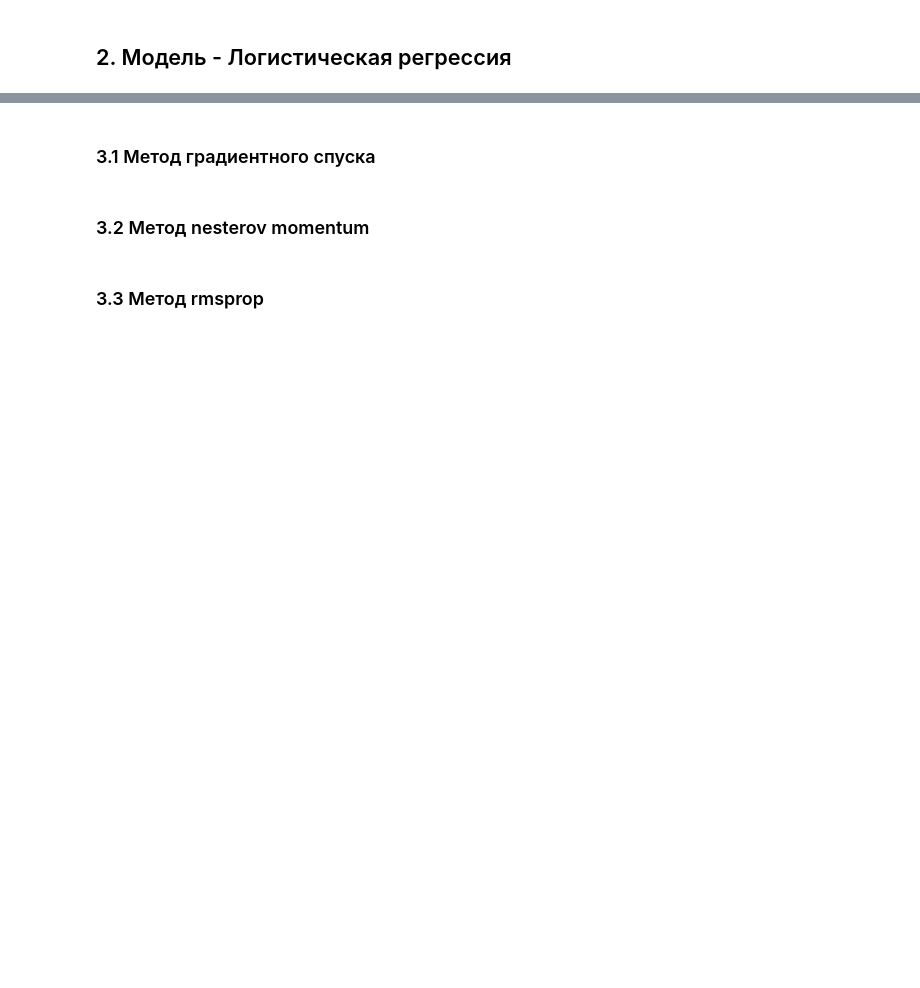
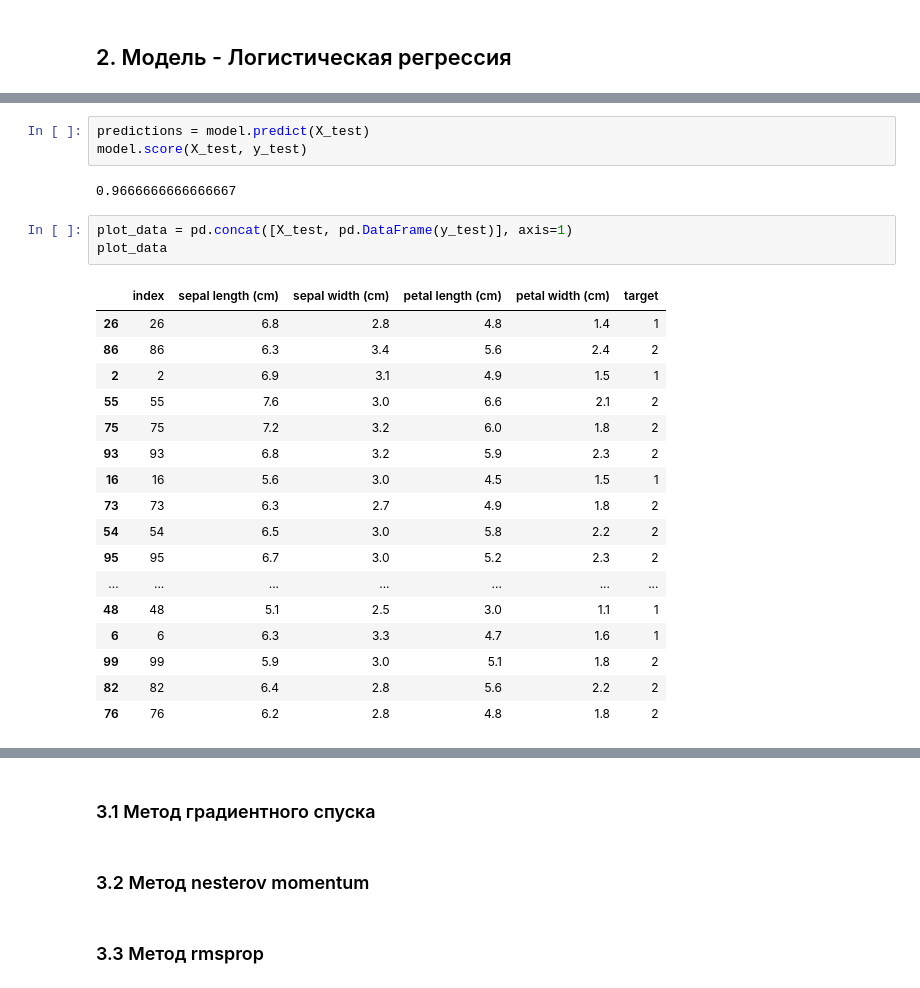
Before and after one commit to kianya/ml-basic-algorithms, a Jupyter notebook: 7. IRIS - optimization/iris_optimization.ipynb, the cells around one changed output, grey strips where cells are left out. Cells and saved outputs as stored; diff of their text form; blank space fills up the shorter version.

```diff
--- a/7. IRIS - optimization/iris_optimization.ipynb
+++ b/7. IRIS - optimization/iris_optimization.ipynb
@@ -43,0 +69,26 @@ y = data['target']
+# %%
+predictions = model.predict(X_test)
+model.score(X_test, y_test)
+# %% [output]
+0.9666666666666667
+# %%
+plot_data = pd.concat([X_test, pd.DataFrame(y_test)], axis=1)
+plot_data
+# %% [output]
+|  | index | sepal length (cm) | sepal width (cm) | petal length (cm) | petal width (cm) | target |
+| 26 | 26 | 6.8 | 2.8 | 4.8 | 1.4 | 1 |
+| 86 | 86 | 6.3 | 3.4 | 5.6 | 2.4 | 2 |
+| 2 | 2 | 6.9 | 3.1 | 4.9 | 1.5 | 1 |
+| 55 | 55 | 7.6 | 3.0 | 6.6 | 2.1 | 2 |
+| 75 | 75 | 7.2 | 3.2 | 6.0 | 1.8 | 2 |
+| 93 | 93 | 6.8 | 3.2 | 5.9 | 2.3 | 2 |
+| 16 | 16 | 5.6 | 3.0 | 4.5 | 1.5 | 1 |
+| 73 | 73 | 6.3 | 2.7 | 4.9 | 1.8 | 2 |
+| 54 | 54 | 6.5 | 3.0 | 5.8 | 2.2 | 2 |
+| 95 | 95 | 6.7 | 3.0 | 5.2 | 2.3 | 2 |
+| ... | ... | ... | ... | ... | ... | ... |
+| 48 | 48 | 5.1 | 2.5 | 3.0 | 1.1 | 1 |
+| 6 | 6 | 6.3 | 3.3 | 4.7 | 1.6 | 1 |
+| 99 | 99 | 5.9 | 3.0 | 5.1 | 1.8 | 2 |
+| 82 | 82 | 6.4 | 2.8 | 5.6 | 2.2 | 2 |
+| 76 | 76 | 6.2 | 2.8 | 4.8 | 1.8 | 2 |
```
Also changed, not shown: parts of 9 cells of this notebook.
